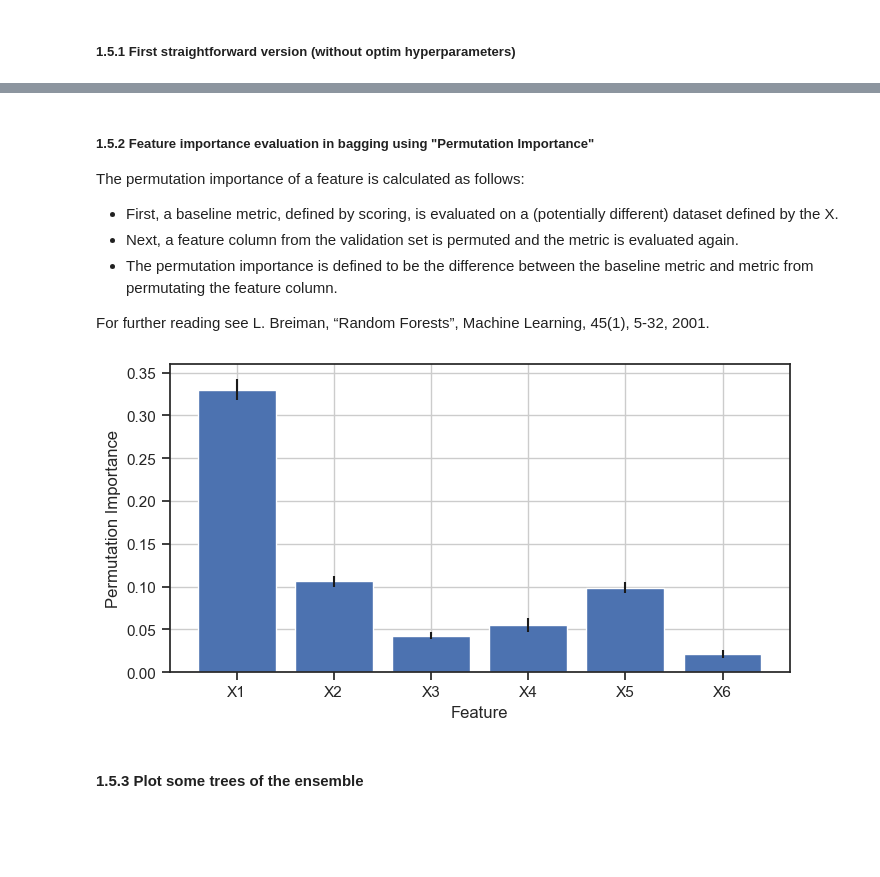
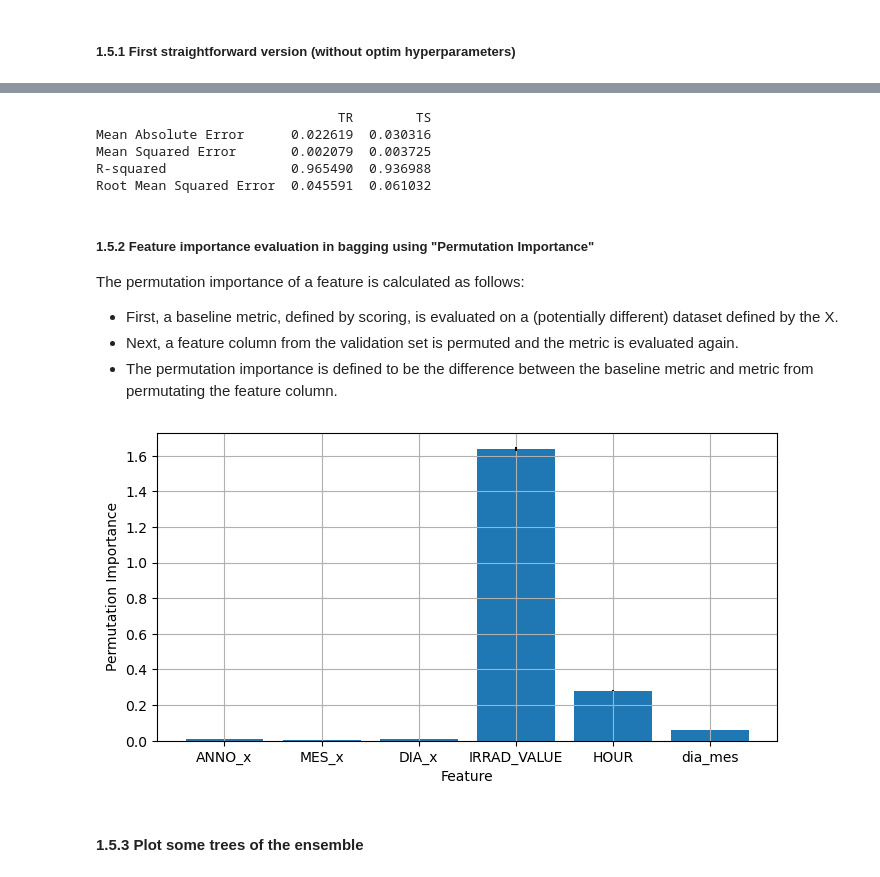
Before and after one commit to elena-cabrera/ensemble-solar, a Jupyter notebook: BaggingModel.ipynb, the cells around one changed output, grey strips where cells are left out. Saved outputs shown, nothing was run; the diff lists cells and outputs as text; code cells hidden in the pictures; blank space fills up the shorter version.

```diff
--- a/BaggingModel.ipynb
+++ b/BaggingModel.ipynb
@@ -68,0 +56,3 @@ Dataframe:
+# %%
+df_aux = pd.merge(df_irradiance, df_util, on='FECHA')
+df_aux
@@ -112,13 +143,14 @@ g.add_legend()
 #### 1.3 Split the dataset in TR and TS
 # %%
 # Define input and output matrices
-INPUTS = ['X1','X2','X3','X4','X5','X6']
-OUTPUT = 'Y'
-X = datos_irrad[INPUTS]
-y = datos_irrad[OUTPUT]
+# input variables are: ANNO_x         MES_x         DIA_x      DIASEM_x   IRRAD_VALUE
+INPUTS = ['ANNO_x', 'MES_x', 'DIA_x', 'IRRAD_VALUE', 'HOUR', 'dia_mes']
+OUTPUT = 'UTIL_VALUE'
+X = df[INPUTS]
+y = df[OUTPUT]
 
 # Split
 X_train, X_test, y_train, y_test = train_test_split(X, y,
                                                     test_size=0.2,  #percentage of test data
-                                                    random_state=0, #seed for replication
-                                                    stratify = y)   #Preserves distribution of y
+                                                    random_state=2024, #seed for replication
+                                                    )   #Preserves distribution of y
@@ -130,12 +198,12 @@ INPUTS_DT = INPUTS
 
 # grid in min_impurity x min_samples_leaf x min_samples_split
 param = {'DT__min_impurity_decrease': np.arange(0,0.05,0.005), # Minimum entropy to decrease in each split
-         'DT__min_samples_leaf': np.arange(1,10,1), # Minimum number of obs in a terminal node
-         'DT__min_samples_split':  np.arange(1,10,1)} # Minimum number of obs in node to keep cutting
+         'DT__min_samples_leaf': np.arange(5,40,1), # Minimum number of obs in a terminal node is 10
+         'DT__min_samples_split':  np.arange(2,10,1)} # Minimum number of obs in node to keep cutting
 
 # param = {'DT__min_impurity_decrease': np.arange(0,0.05,0.005)} # Minimum entropy to decrease in each split
 
-pipe = Pipeline(steps=[('DT', DecisionTreeClassifier(criterion='gini',  # impurity measure
+pipe = Pipeline(steps=[('DT', DecisionTreeRegressor(criterion='squared_error',  # impurity measure
                                                      random_state=150))]) # For replication
 
 # We use Grid Search Cross Validation to find the best parameter for the model in the grid defined
@@ -351,15 +330,18 @@ Variables surrogadas: si no tenemos una variable, podemos usar otra que sea simi
 # %%
 number_estimators = 50
 base_estimator =  Pipeline(steps=[('DT',
-                                    DecisionTreeClassifier( criterion='gini',  # impurity measure
-                                                            min_samples_split=2, # Minimum number of obs in node to keep cutting
-                                                            min_samples_leaf=1, # Minimum number of obs in a terminal node
-                                                            random_state=999))]) # For replication
+                                    DecisionTreeRegressor(criterion='squared_error',  # impurity measure
+                                                            min_impurity_decrease=0.0, # Minimum entropy to decrease in each split
+                                                            min_samples_leaf=7, # Minimum number of obs in a terminal node
+                                                            min_samples_split=15, # Minimum number of obs in node to keep cutting
+                                                            random_state=150))]) # For replication
+
 
 # Lo que hace la función es entrenar 50 árboles con el mismo dataset, pero con diferentes subconjuntos de variables y observaciones.
-bag_class_estim = BaggingClassifier(estimator=base_estimator,
-                                    n_estimators=number_estimators,
-                                    random_state=0)
+bag_class_estim = BaggingRegressor(base_estimator=base_estimator, # Decision Tree
+                                   n_estimators=number_estimators, # Number of trees
+                                   random_state=999, # Seed for replication
+                                   n_jobs=-1) # Parallelize
 
 # fit the bagged trees
 INPUTS_BT = INPUTS
@@ -469,3 +355,35 @@ Confusion in TEST SET
+# %%
+# model predictions in training (TR) and test (TS) sets
+clf = bag_class_estim
+y_train_pred_bt = clf.predict(X_train[INPUTS_DT])
+y_test_pred_bt = clf.predict(X_test[INPUTS_DT])
+
+# Calculate Mean Absolute Error (MAE)
+mae_tr = metrics.mean_absolute_error(y_train, y_train_pred_bt)
+mae_ts = metrics.mean_absolute_error(y_test, y_test_pred_bt)
+
+# Calculate Mean Squared Error (MSE)
+mse_tr = metrics.mean_squared_error(y_train, y_train_pred_bt)
+mse_ts = metrics.mean_squared_error(y_test, y_test_pred_bt)
+
+# Calculate R-squared (R^2) score
+r2_tr = metrics.r2_score(y_train, y_train_pred_bt)
+r2_ts = metrics.r2_score(y_test, y_test_pred_bt)
+
+rmse_tr = np.sqrt(mse_tr)
+rmse_ts = np.sqrt(mse_ts)
+
+# Construct DataFrame for metrics
+df_metrics_bt = pd.DataFrame([[mae_tr, mae_ts], [mse_tr, mse_ts], [r2_tr, r2_ts], [rmse_tr, rmse_ts]],
+                          index=['Mean Absolute Error', 'Mean Squared Error', 'R-squared', 'Root Mean Squared Error'],
+                          columns=['TR', 'TS'])
+print(df_metrics_bt)
+# %% [output]
+                               TR        TS
+Mean Absolute Error      0.022619  0.030316
+Mean Squared Error       0.002079  0.003725
+R-squared                0.965490  0.936988
+Root Mean Squared Error  0.045591  0.061032
 # %% [markdown]
 ##### 1.5.2 Feature importance evaluation in bagging using "Permutation Importance"
 
@@ -473,22 +391,20 @@ The permutation importance of a feature is calculated as follows:
 - First, a baseline metric, defined by scoring, is evaluated on a (potentially different) dataset defined by the X.
 - Next, a feature column from the validation set is permuted and the metric is evaluated again.
 - The permutation importance is defined to be the difference between the baseline metric and metric from permutating the feature column.
-
-For further reading see L. Breiman, “Random Forests”, Machine Learning, 45(1), 5-32, 2001.
 # %%
 importances_bag_class_estim = permutation_importance(bag_class_estim,
-                                    X_train[INPUTS_DT], y_train,
+                                    X_train[INPUTS_BT], y_train,
                                     n_repeats=10,
                                     random_state=0)
 
 fig = plt.figure(2, figsize=(8, 4))
-plt.bar(INPUTS_DT, importances_bag_class_estim.importances_mean, yerr=importances_bag_class_estim.importances_std)
+plt.bar(INPUTS_BT, importances_bag_class_estim.importances_mean, yerr=importances_bag_class_estim.importances_std)
 plt.xlabel('Feature')
 plt.ylabel('Permutation Importance')
 plt.grid()
 plt.show()
 # %% [output]
-[figure, old version]
+[figure, new version]
 # %% [markdown]
 #### 1.5.3 Plot some trees of the ensemble
 # %%
```
Also changed, not shown: parts of 53 cells of this notebook, 1 other file.
